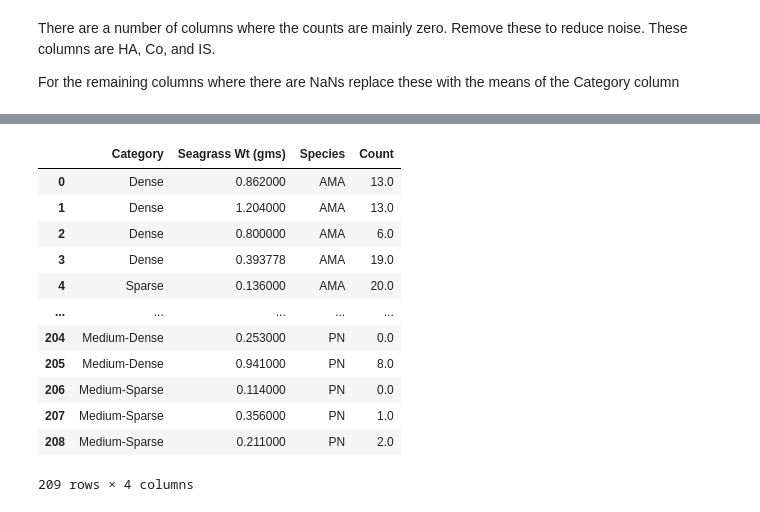
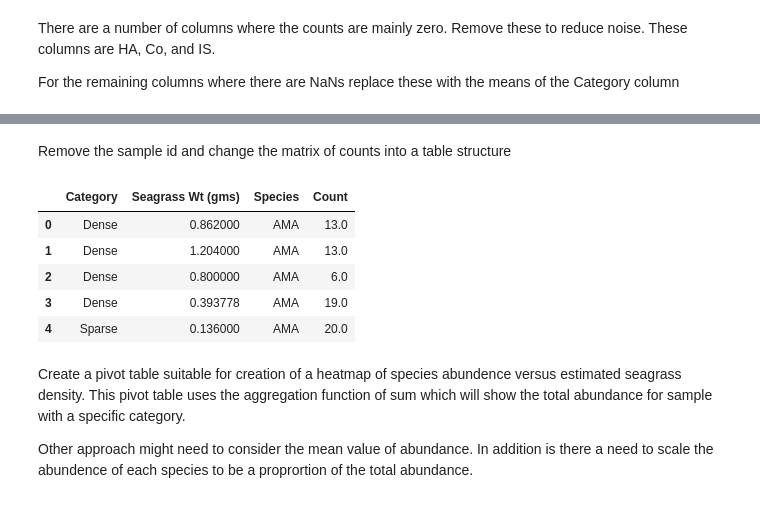
Before and after one commit to rah/optimal-size-selection, a Jupyter notebook: ipython/10. Benthos_Habitat_Complexity.ipynb, the cells around one changed output, grey strips where cells are left out. Cells and saved outputs as stored; diff of their text form; code cells hidden in the pictures.

```diff
--- a/ipython/10. Benthos_Habitat_Complexity.ipynb
+++ b/ipython/10. Benthos_Habitat_Complexity.ipynb
@@ -83,19 +37,18 @@ df2
+# %% [markdown]
+Remove the sample id and change the matrix of counts into a table structure
 # %%
 df3 = df2.drop(['Sample Id'], axis=1)
 df4 = df3.melt(id_vars=['Category', 'Seagrass Wt (gms)'], var_name='Species', value_name='Count')
 
-df4
+df4.head()
 # %% [output]
 |  | Category | Seagrass Wt (gms) | Species | Count |
 | 0 | Dense | 0.862000 | AMA | 13.0 |
 | 1 | Dense | 1.204000 | AMA | 13.0 |
 | 2 | Dense | 0.800000 | AMA | 6.0 |
 | 3 | Dense | 0.393778 | AMA | 19.0 |
 | 4 | Sparse | 0.136000 | AMA | 20.0 |
-| ... | ... | ... | ... | ... |
-| 204 | Medium-Dense | 0.253000 | PN | 0.0 |
-| 205 | Medium-Dense | 0.941000 | PN | 8.0 |
-| 206 | Medium-Sparse | 0.114000 | PN | 0.0 |
-| 207 | Medium-Sparse | 0.356000 | PN | 1.0 |
-| 208 | Medium-Sparse | 0.211000 | PN | 2.0 |
-209 rows × 4 columns
+# %% [markdown]
+Create a pivot table suitable for creation of a heatmap of species abundence versus estimated seagrass density. This pivot table uses the aggregation function of sum which will show the total abundance for sample with a specific category.
+
+Other approach might need to consider the mean value of abundance. In addition is there a need to scale the abundence of each species to be a proprortion of the total abundance.
```
Also changed, not shown: parts of 9 cells of this notebook.
